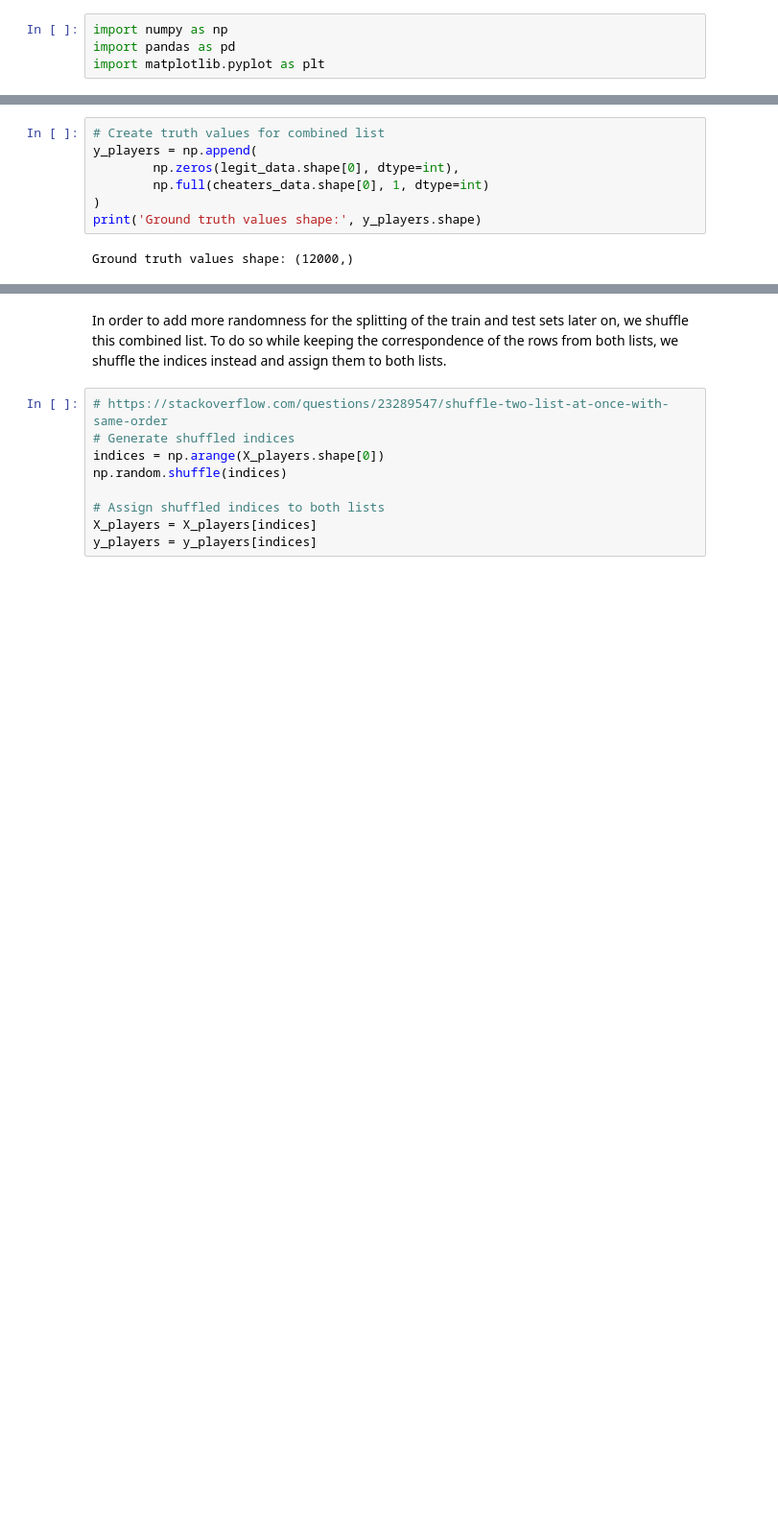
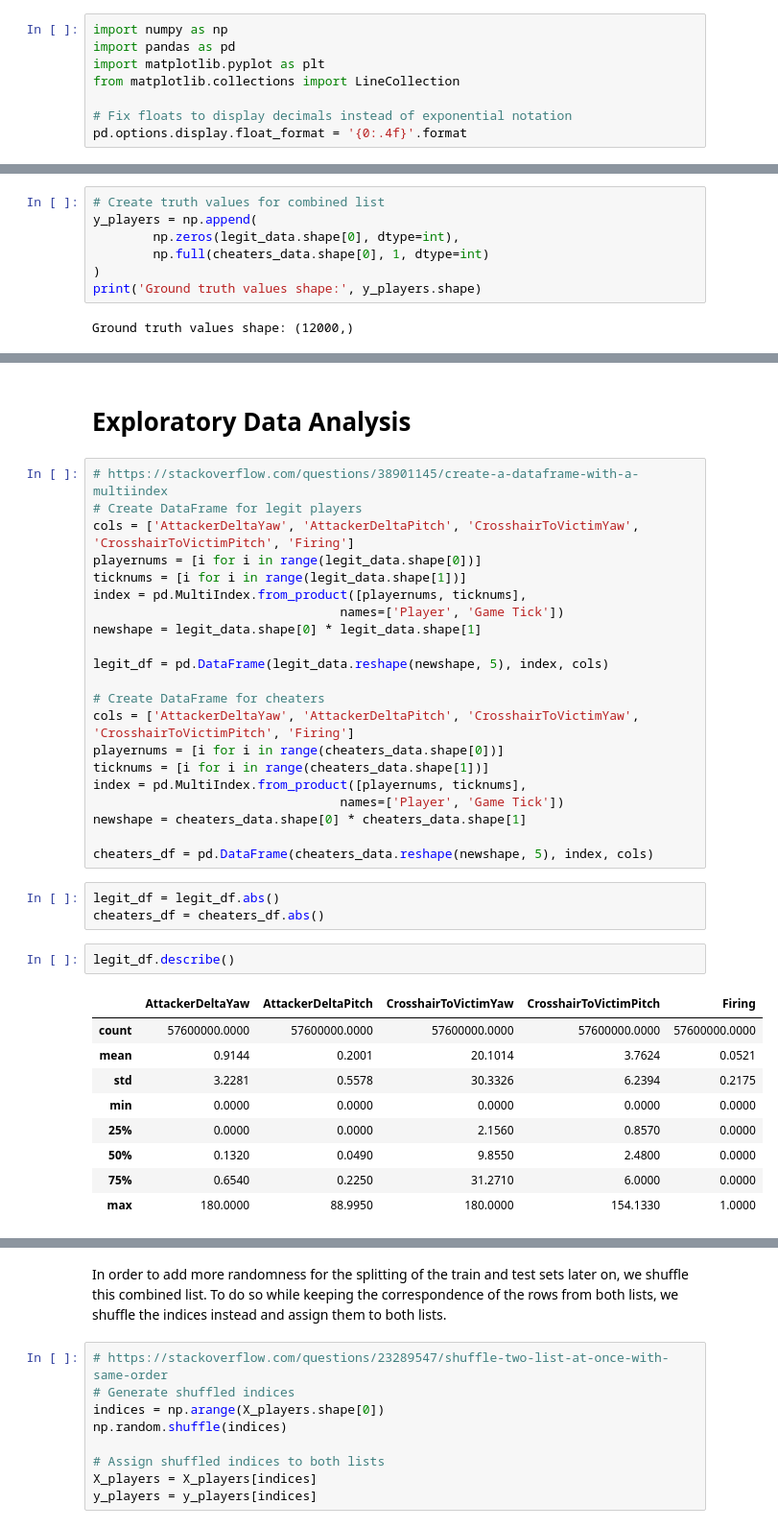
Before and after one commit to Janicon/stintsy-csgo, a Jupyter notebook: STINSTY MP.ipynb, the cells around one changed output, grey strips where cells are left out. Shown at 96% size. Cells and saved outputs as stored; diff of their text form; blank space fills up the shorter version.

```diff
--- a/STINSTY MP.ipynb
+++ b/STINSTY MP.ipynb
@@ -37,6 +71,10 @@ NOTE TBD: The `pip install` stuff
 import numpy as np
 import pandas as pd
 import matplotlib.pyplot as plt
+from matplotlib.collections import LineCollection
+
+# Fix floats to display decimals instead of exponential notation
+pd.options.display.float_format = '{0:.4f}'.format
 # %% [markdown]
 # Loading the dataset
 # %%
@@ -80,0 +143,38 @@ Ground truth values shape: (12000,)
+# %% [markdown]
+# Exploratory Data Analysis
+# %%
+# https://stackoverflow.com/questions/38901145/create-a-dataframe-with-a-multiindex
+# Create DataFrame for legit players
+cols = ['AttackerDeltaYaw', 'AttackerDeltaPitch', 'CrosshairToVictimYaw', 'CrosshairToVictimPitch', 'Firing']
+playernums = [i for i in range(legit_data.shape[0])]
+ticknums = [i for i in range(legit_data.shape[1])]
+index = pd.MultiIndex.from_product([playernums, ticknums],
+                                 names=['Player', 'Game Tick'])
+newshape = legit_data.shape[0] * legit_data.shape[1]
+
+legit_df = pd.DataFrame(legit_data.reshape(newshape, 5), index, cols)
+
+# Create DataFrame for cheaters
+cols = ['AttackerDeltaYaw', 'AttackerDeltaPitch', 'CrosshairToVictimYaw', 'CrosshairToVictimPitch', 'Firing']
+playernums = [i for i in range(cheaters_data.shape[0])]
+ticknums = [i for i in range(cheaters_data.shape[1])]
+index = pd.MultiIndex.from_product([playernums, ticknums],
+                                 names=['Player', 'Game Tick'])
+newshape = cheaters_data.shape[0] * cheaters_data.shape[1]
+
+cheaters_df = pd.DataFrame(cheaters_data.reshape(newshape, 5), index, cols)
+# %%
+legit_df = legit_df.abs()
+cheaters_df = cheaters_df.abs()
+# %%
+legit_df.describe()
+# %% [output]
+|  | AttackerDeltaYaw | AttackerDeltaPitch | CrosshairToVictimYaw | CrosshairToVictimPitch | Firing |
+| count | 57600000.0000 | 57600000.0000 | 57600000.0000 | 57600000.0000 | 57600000.0000 |
+| mean | 0.9144 | 0.2001 | 20.1014 | 3.7624 | 0.0521 |
+| std | 3.2281 | 0.5578 | 30.3326 | 6.2394 | 0.2175 |
+| min | 0.0000 | 0.0000 | 0.0000 | 0.0000 | 0.0000 |
+| 25% | 0.0000 | 0.0000 | 2.1560 | 0.8570 | 0.0000 |
+| 50% | 0.1320 | 0.0490 | 9.8550 | 2.4800 | 0.0000 |
+| 75% | 0.6540 | 0.2250 | 31.2710 | 6.0000 | 0.0000 |
+| max | 180.0000 | 88.9950 | 180.0000 | 154.1330 | 1.0000 |
```
Also changed, not shown: parts of 14 cells of this notebook.
